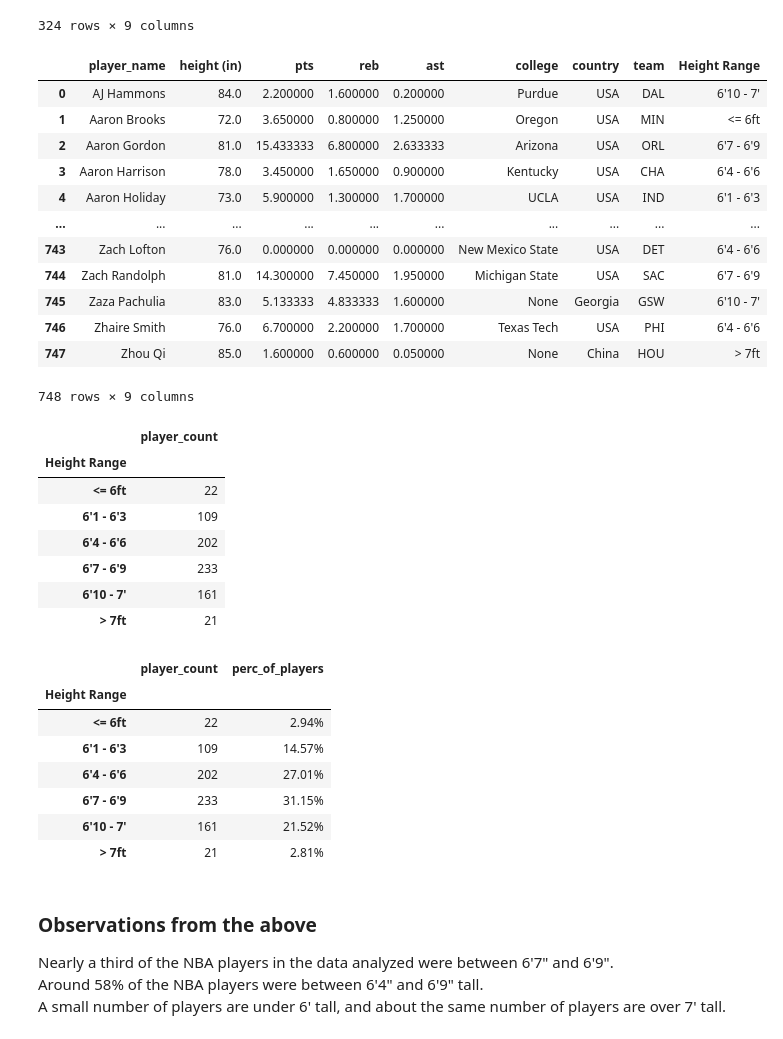
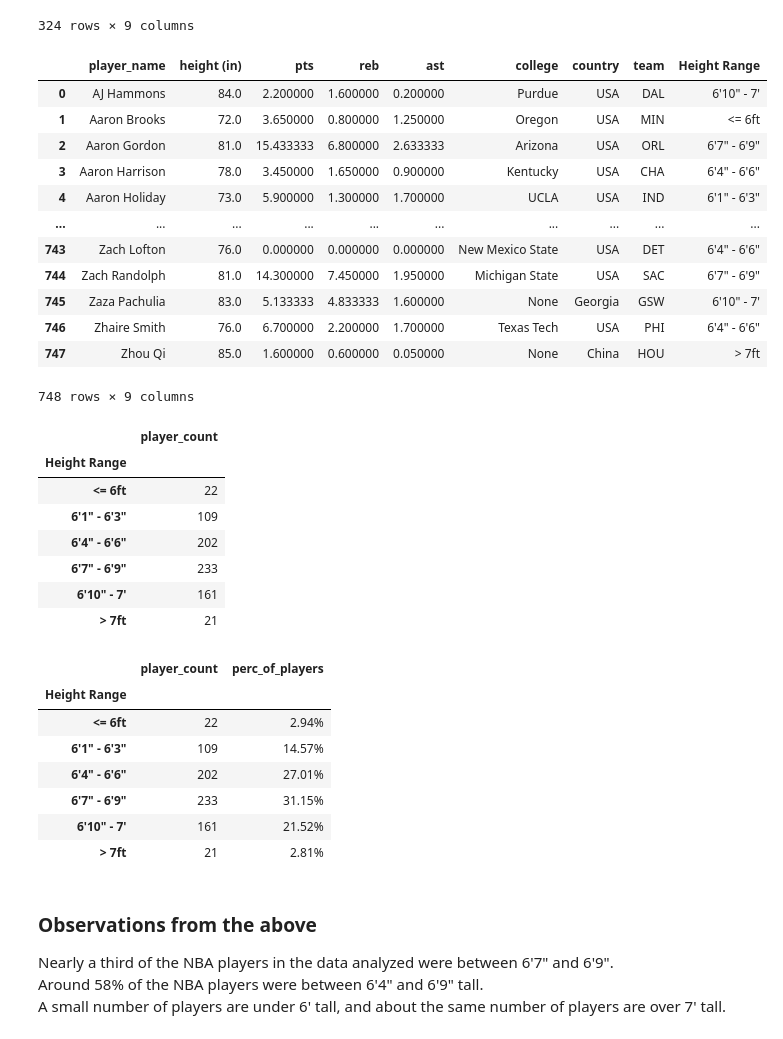
Before and after one commit to ic17rey/butler-groupA-project1, a Jupyter notebook: nba_height_project.ipynb, the cells around one changed output. Cells and saved outputs as stored; diff of their text form; code cells hidden in the pictures.

```diff
--- a/nba_height_project.ipynb
+++ b/nba_height_project.ipynb
@@ -412,22 +412,22 @@ final_nba_stats_with_sal_df
 324 rows × 9 columns
 # %%
 # Binning the heights
-group_names = ["<= 6ft", "6'1 - 6'3", "6'4 - 6'6", "6'7 - 6'9", "6'10 - 7'", "> 7ft"]
+group_names = ["<= 6ft", "6'1\" - 6'3\"", "6'4\" - 6'6\"", "6'7\" - 6'9\"", "6'10\" - 7'", "> 7ft"]
 bins = [0, 72, 75, 78, 81, 84, 87]
 final_merged_player_info_df["Height Range"] = pd.cut(final_merged_player_info_df["height (in)"], bins, labels=group_names)
 final_merged_player_info_df
 # %% [output]
 |  | player_name | height (in) | pts | reb | ast | college | country | team | Height Range |
-| 0 | AJ Hammons | 84.0 | 2.200000 | 1.600000 | 0.200000 | Purdue | USA | DAL | 6'10 - 7' |
+| 0 | AJ Hammons | 84.0 | 2.200000 | 1.600000 | 0.200000 | Purdue | USA | DAL | 6'10" - 7' |
 | 1 | Aaron Brooks | 72.0 | 3.650000 | 0.800000 | 1.250000 | Oregon | USA | MIN | <= 6ft |
-| 2 | Aaron Gordon | 81.0 | 15.433333 | 6.800000 | 2.633333 | Arizona | USA | ORL | 6'7 - 6'9 |
-| 3 | Aaron Harrison | 78.0 | 3.450000 | 1.650000 | 0.900000 | Kentucky | USA | CHA | 6'4 - 6'6 |
-| 4 | Aaron Holiday | 73.0 | 5.900000 | 1.300000 | 1.700000 | UCLA | USA | IND | 6'1 - 6'3 |
+| 2 | Aaron Gordon | 81.0 | 15.433333 | 6.800000 | 2.633333 | Arizona | USA | ORL | 6'7" - 6'9" |
+| 3 | Aaron Harrison | 78.0 | 3.450000 | 1.650000 | 0.900000 | Kentucky | USA | CHA | 6'4" - 6'6" |
+| 4 | Aaron Holiday | 73.0 | 5.900000 | 1.300000 | 1.700000 | UCLA | USA | IND | 6'1" - 6'3" |
 | ... | ... | ... | ... | ... | ... | ... | ... | ... | ... |
-| 743 | Zach Lofton | 76.0 | 0.000000 | 0.000000 | 0.000000 | New Mexico State | USA | DET | 6'4 - 6'6 |
-| 744 | Zach Randolph | 81.0 | 14.300000 | 7.450000 | 1.950000 | Michigan State | USA | SAC | 6'7 - 6'9 |
-| 745 | Zaza Pachulia | 83.0 | 5.133333 | 4.833333 | 1.600000 | None | Georgia | GSW | 6'10 - 7' |
-| 746 | Zhaire Smith | 76.0 | 6.700000 | 2.200000 | 1.700000 | Texas Tech | USA | PHI | 6'4 - 6'6 |
+| 743 | Zach Lofton | 76.0 | 0.000000 | 0.000000 | 0.000000 | New Mexico State | USA | DET | 6'4" - 6'6" |
+| 744 | Zach Randolph | 81.0 | 14.300000 | 7.450000 | 1.950000 | Michigan State | USA | SAC | 6'7" - 6'9" |
+| 745 | Zaza Pachulia | 83.0 | 5.133333 | 4.833333 | 1.600000 | None | Georgia | GSW | 6'10" - 7' |
+| 746 | Zhaire Smith | 76.0 | 6.700000 | 2.200000 | 1.700000 | Texas Tech | USA | PHI | 6'4" - 6'6" |
 | 747 | Zhou Qi | 85.0 | 1.600000 | 0.600000 | 0.050000 | None | China | HOU | > 7ft |
 748 rows × 9 columns
 # %%
@@ -440,10 +440,10 @@ final_merged_summary
 |  | player_count |
 | Height Range |  |
 | <= 6ft | 22 |
-| 6'1 - 6'3 | 109 |
-| 6'4 - 6'6 | 202 |
-| 6'7 - 6'9 | 233 |
-| 6'10 - 7' | 161 |
+| 6'1" - 6'3" | 109 |
+| 6'4" - 6'6" | 202 |
+| 6'7" - 6'9" | 233 |
+| 6'10" - 7' | 161 |
 | > 7ft | 21 |
 # %%
 # Update the format of percentages in the following
@@ -456,10 +456,10 @@ final_merged_summary
 |  | player_count | perc_of_players |
 | Height Range |  |  |
 | <= 6ft | 22 | 2.94% |
-| 6'1 - 6'3 | 109 | 14.57% |
-| 6'4 - 6'6 | 202 | 27.01% |
-| 6'7 - 6'9 | 233 | 31.15% |
-| 6'10 - 7' | 161 | 21.52% |
+| 6'1" - 6'3" | 109 | 14.57% |
+| 6'4" - 6'6" | 202 | 27.01% |
+| 6'7" - 6'9" | 233 | 31.15% |
+| 6'10" - 7' | 161 | 21.52% |
 | > 7ft | 21 | 2.81% |
 # %% [markdown]
 ### Observations from the above
```
Also changed, not shown: 2 other files.
